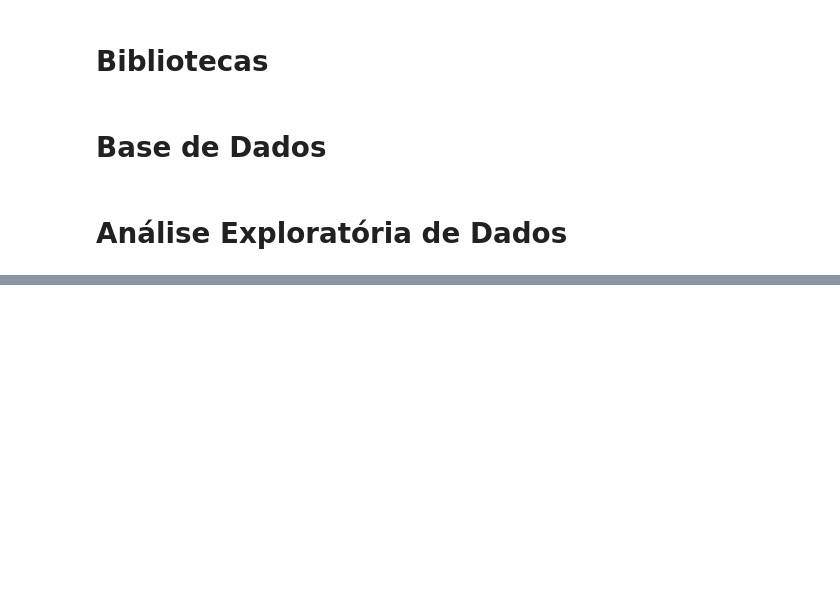
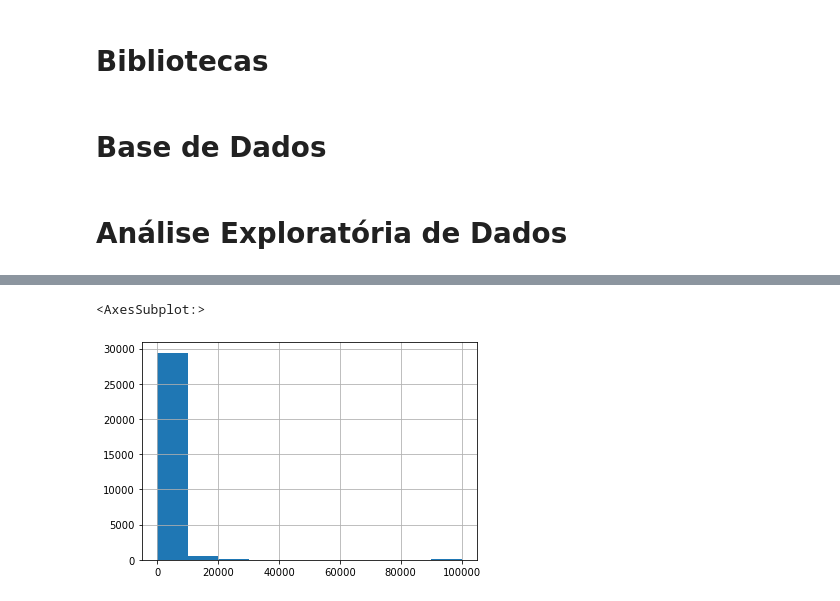
Before and after one commit to mariamaOlive/modelos-preditivos-residencia, a Jupyter notebook: Census.ipynb, the cells around one changed output, grey strips where cells are left out. Saved outputs shown, nothing was run; the diff lists cells and outputs as text; code cells hidden in the pictures; blank space fills up the shorter version.

```diff
--- a/Census.ipynb
+++ b/Census.ipynb
@@ -30,0 +175,5 @@ df
+# %%
+df['capital-gain'].hist()
+# %% [output]
+<AxesSubplot:>
+[figure, added]
```
Also changed, not shown: parts of 45 cells of this notebook.
